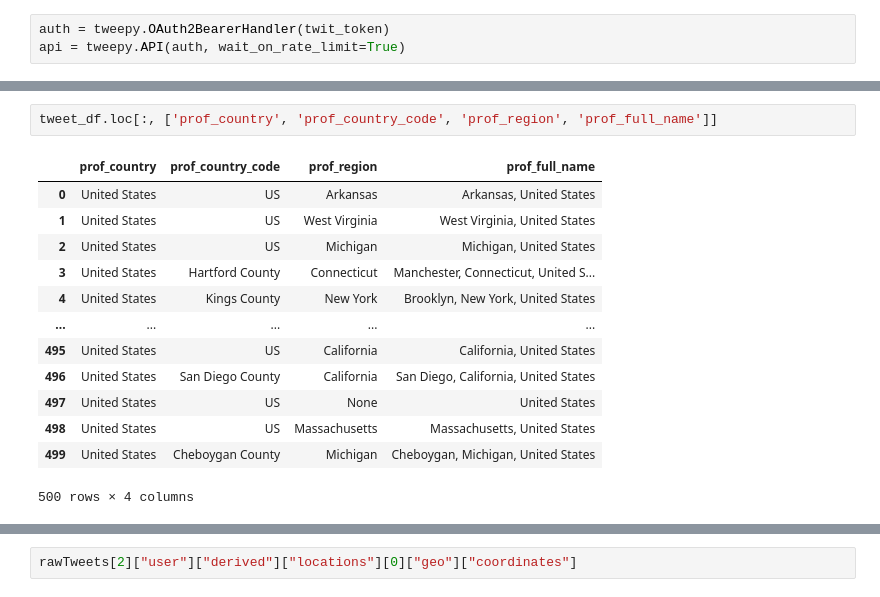
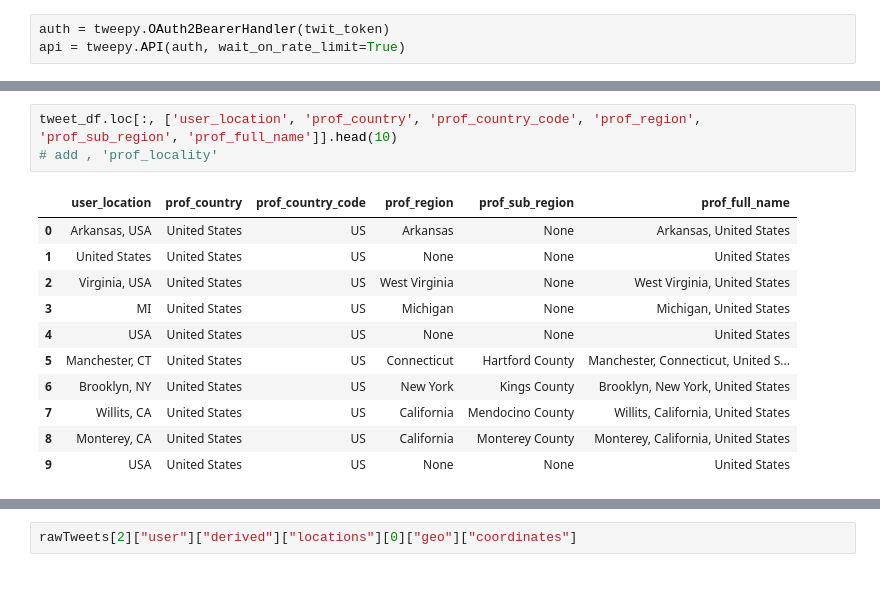
Before and after one commit to mrmarken/sentiment_analysis_fproject, a Jupyter notebook: src/fetching_tweets_training.ipynb, the cells around one changed output, grey strips where cells are left out. Drawn from its saved outputs; the diff is of its cells as text.

```diff
--- a/src/fetching_tweets_training.ipynb
+++ b/src/fetching_tweets_training.ipynb
@@ -310,16 +334,15 @@ memory usage: 109.5+ KB
 # %%
-tweet_df.loc[:, ['prof_country', 'prof_country_code', 'prof_region', 'prof_full_name']]
+tweet_df.loc[:, ['user_location', 'prof_country', 'prof_country_code', 'prof_region', 'prof_sub_region', 'prof_full_name']].head(10)
+# add , 'prof_locality'
 # %% [output]
-|  | prof_country | prof_country_code | prof_region | prof_full_name |
-| 0 | United States | US | Arkansas | Arkansas, United States |
-| 1 | United States | US | West Virginia | West Virginia, United States |
-| 2 | United States | US | Michigan | Michigan, United States |
-| 3 | United States | Hartford County | Connecticut | Manchester, Connecticut, United S... |
-| 4 | United States | Kings County | New York | Brooklyn, New York, United States |
-| ... | ... | ... | ... | ... |
-| 495 | United States | US | California | California, United States |
-| 496 | United States | San Diego County | California | San Diego, California, United States |
-| 497 | United States | US | None | United States |
-| 498 | United States | US | Massachusetts | Massachusetts, United States |
-| 499 | United States | Cheboygan County | Michigan | Cheboygan, Michigan, United States |
+|  | user_location | prof_country | prof_country_code | prof_region | prof_sub_region | prof_full_name |
+| 0 | Arkansas, USA | United States | US | Arkansas | None | Arkansas, United States |
+| 1 | United States | United States | US | None | None | United States |
+| 2 | Virginia, USA | United States | US | West Virginia | None | West Virginia, United States |
+| 3 | MI | United States | US | Michigan | None | Michigan, United States |
+| 4 | USA | United States | US | None | None | United States |
+| 5 | Manchester, CT | United States | US | Connecticut | Hartford County | Manchester, Connecticut, United S... |
+| 6 | Brooklyn, NY | United States | US | New York | Kings County | Brooklyn, New York, United States |
+| 7 | Willits, CA | United States | US | California | Mendocino County | Willits, California, United States |
+| 8 | Monterey, CA | United States | US | California | Monterey County | Monterey, California, United States |
+| 9 | USA | United States | US | None | None | United States |
-500 rows × 4 columns
```
Also changed, not shown: parts of 11 cells of this notebook, 3 other files.
